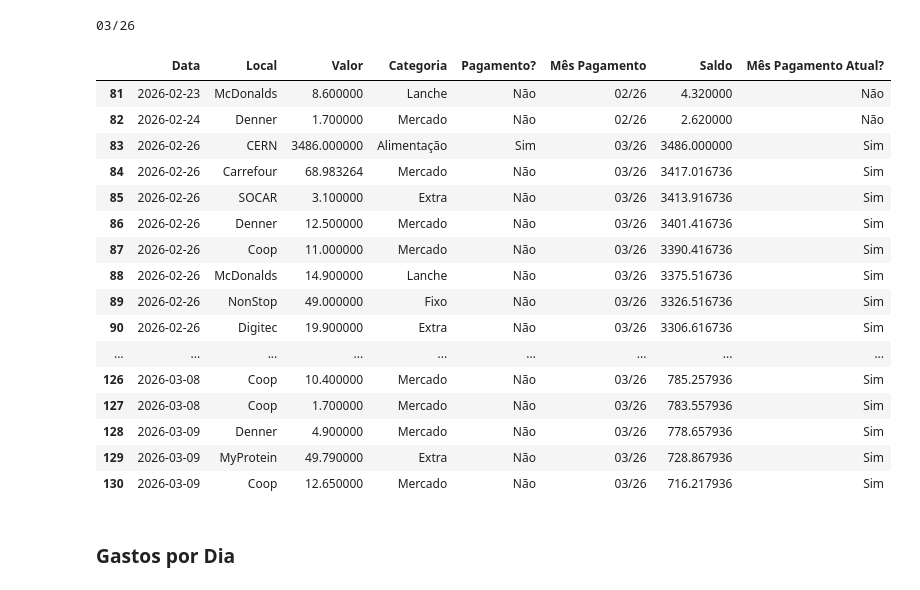
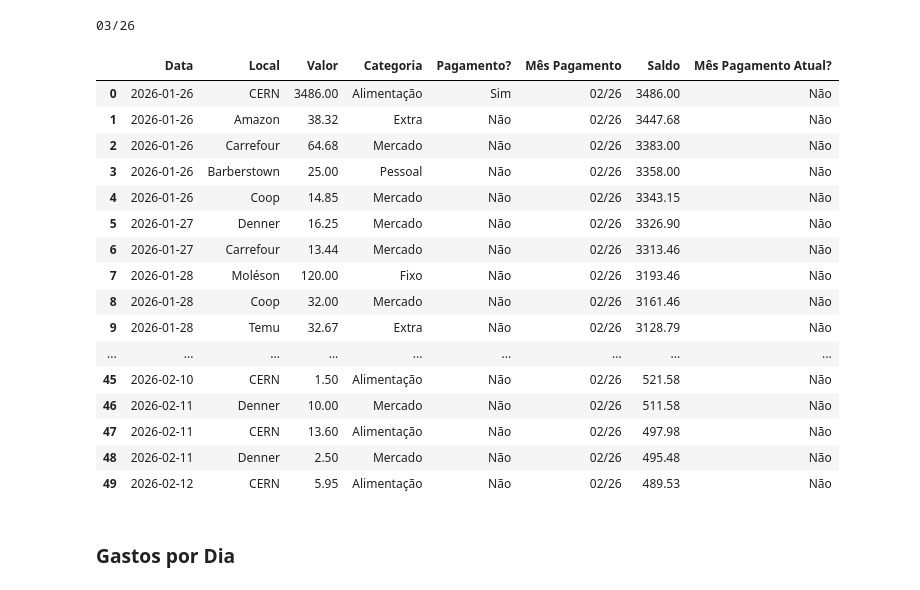
Before and after one commit to fabiolunac/swiss_control, a Jupyter notebook: df_teste.ipynb, the cells around one changed output. Cells and saved outputs as stored; diff of their text form; code cells hidden in the pictures.

```diff
--- a/df_teste.ipynb
+++ b/df_teste.ipynb
@@ -21,50 +21,50 @@ df['Mês Pagamento'] = np.where(
     df['Data'].dt.day >= 25,
     (df['Data'] + pd.DateOffset(months=1)),
     df['Data']
 )
 df['Mês Pagamento'] = df['Mês Pagamento'].dt.strftime('%m/%y')
 
 
 saldo = []
 for i, row in df.iterrows():
     if i == 0:
         saldo_atual = 3486
 
     elif row['Pagamento?'] == 'Sim':
         saldo_atual = 3486
 
     else:
         saldo_atual = saldo[-1] - row['Valor']
 
     saldo.append(saldo_atual)
 
 df['Saldo'] = saldo
 
 print(MES_ATUAL)
 
 
 df['Mês Pagamento Atual?'] = np.where(df['Mês Pagamento'] == MES_ATUAL, 'Sim', 'Não')
 
-df.tail(50)
+df.head(50)
 # %% [output]
 03/26
 |  | Data | Local | Valor | Categoria | Pagamento? | Mês Pagamento | Saldo | Mês Pagamento Atual? |
-| 81 | 2026-02-23 | McDonalds | 8.600000 | Lanche | Não | 02/26 | 4.320000 | Não |
-| 82 | 2026-02-24 | Denner | 1.700000 | Mercado | Não | 02/26 | 2.620000 | Não |
-| 83 | 2026-02-26 | CERN | 3486.000000 | Alimentação | Sim | 03/26 | 3486.000000 | Sim |
-| 84 | 2026-02-26 | Carrefour | 68.983264 | Mercado | Não | 03/26 | 3417.016736 | Sim |
-| 85 | 2026-02-26 | SOCAR | 3.100000 | Extra | Não | 03/26 | 3413.916736 | Sim |
-| 86 | 2026-02-26 | Denner | 12.500000 | Mercado | Não | 03/26 | 3401.416736 | Sim |
-| 87 | 2026-02-26 | Coop | 11.000000 | Mercado | Não | 03/26 | 3390.416736 | Sim |
-| 88 | 2026-02-26 | McDonalds | 14.900000 | Lanche | Não | 03/26 | 3375.516736 | Sim |
-| 89 | 2026-02-26 | NonStop | 49.000000 | Fixo | Não | 03/26 | 3326.516736 | Sim |
-| 90 | 2026-02-26 | Digitec | 19.900000 | Extra | Não | 03/26 | 3306.616736 | Sim |
+| 0 | 2026-01-26 | CERN | 3486.00 | Alimentação | Sim | 02/26 | 3486.00 | Não |
+| 1 | 2026-01-26 | Amazon | 38.32 | Extra | Não | 02/26 | 3447.68 | Não |
+| 2 | 2026-01-26 | Carrefour | 64.68 | Mercado | Não | 02/26 | 3383.00 | Não |
+| 3 | 2026-01-26 | Barberstown | 25.00 | Pessoal | Não | 02/26 | 3358.00 | Não |
+| 4 | 2026-01-26 | Coop | 14.85 | Mercado | Não | 02/26 | 3343.15 | Não |
+| 5 | 2026-01-27 | Denner | 16.25 | Mercado | Não | 02/26 | 3326.90 | Não |
+| 6 | 2026-01-27 | Carrefour | 13.44 | Mercado | Não | 02/26 | 3313.46 | Não |
+| 7 | 2026-01-28 | Moléson | 120.00 | Fixo | Não | 02/26 | 3193.46 | Não |
+| 8 | 2026-01-28 | Coop | 32.00 | Mercado | Não | 02/26 | 3161.46 | Não |
+| 9 | 2026-01-28 | Temu | 32.67 | Extra | Não | 02/26 | 3128.79 | Não |
 | ... | ... | ... | ... | ... | ... | ... | ... | ... |
-| 126 | 2026-03-08 | Coop | 10.400000 | Mercado | Não | 03/26 | 785.257936 | Sim |
-| 127 | 2026-03-08 | Coop | 1.700000 | Mercado | Não | 03/26 | 783.557936 | Sim |
-| 128 | 2026-03-09 | Denner | 4.900000 | Mercado | Não | 03/26 | 778.657936 | Sim |
-| 129 | 2026-03-09 | MyProtein | 49.790000 | Extra | Não | 03/26 | 728.867936 | Sim |
-| 130 | 2026-03-09 | Coop | 12.650000 | Mercado | Não | 03/26 | 716.217936 | Sim |
+| 45 | 2026-02-10 | CERN | 1.50 | Alimentação | Não | 02/26 | 521.58 | Não |
+| 46 | 2026-02-11 | Denner | 10.00 | Mercado | Não | 02/26 | 511.58 | Não |
+| 47 | 2026-02-11 | CERN | 13.60 | Alimentação | Não | 02/26 | 497.98 | Não |
+| 48 | 2026-02-11 | Denner | 2.50 | Mercado | Não | 02/26 | 495.48 | Não |
+| 49 | 2026-02-12 | CERN | 5.95 | Alimentação | Não | 02/26 | 489.53 | Não |
 # %% [markdown]
 ### Gastos por Dia
 # %%
```
Also changed, not shown: parts of 3 cells of this notebook, 2 other files.
